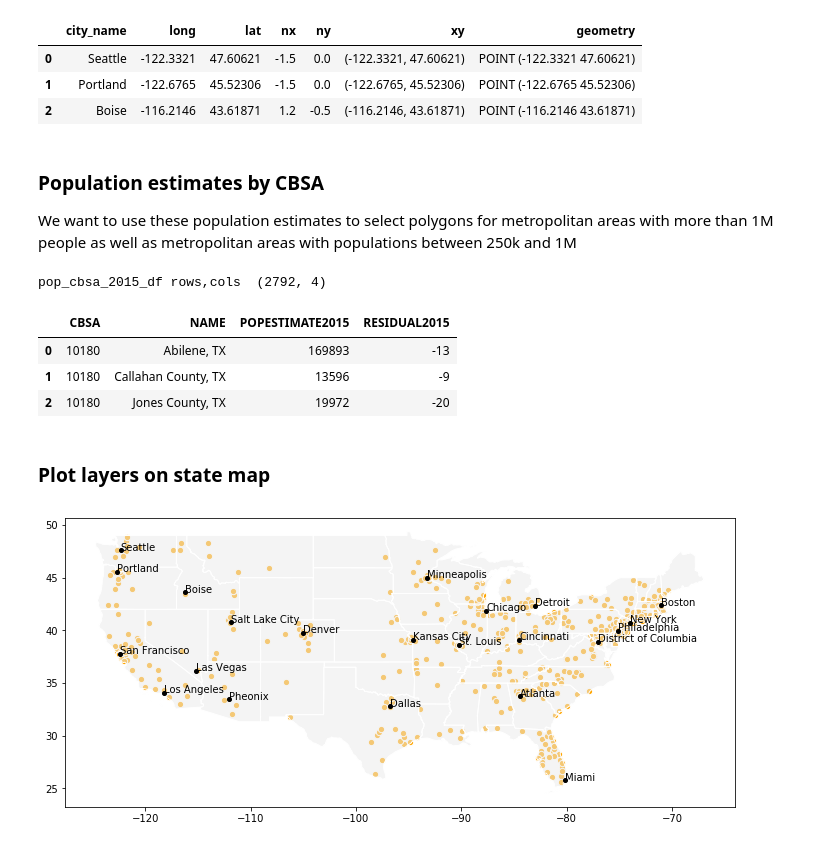
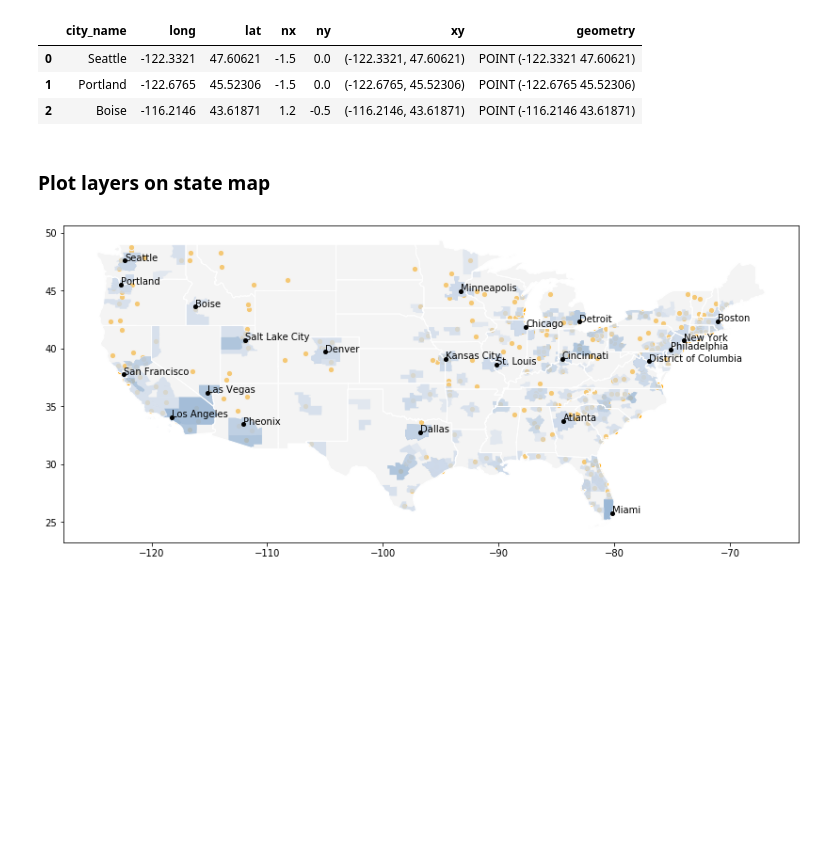
Before and after one commit to stoneyv/cbsa_plot, a Jupyter notebook: python/notebooks/cbsa_cbp_ecommerce_2015.ipynb, the cells around one changed output. Saved outputs shown, nothing was run; the diff lists cells and outputs as text; code cells hidden in the pictures; blank space fills up the shorter version.

Commit message:
added CBSA polygons to python notebook plot

```diff
--- a/python/notebooks/cbsa_cbp_ecommerce_2015.ipynb
+++ b/python/notebooks/cbsa_cbp_ecommerce_2015.ipynb
@@ -157,0 +186,9 @@ us_cbsa_df.head(3)
+# %%
+pop_cbsa_2015_df = pop_cbsa_2015_df[np.logical_not(np.logical_or(pop_cbsa_2015_df['NAME'].str.endswith('AK'),
+                                     pop_cbsa_2015_df['NAME'].str.endswith('HI')))]
+# %%
+cbsa_pop_df = us_cbsa_df.set_index('GEOID').join(pop_cbsa_2015_df.set_index('CBSA'),
+                                       how='left',
+                                       rsuffix='_pop')
+print('cbsa_pop_df rows,cols ', cbsa_pop_df.shape)
+cbsa_pop_df.head(2)
@@ -157,0 +219,12 @@ us_cbsa_df.head(3)
+# %%
+# Remove CSAFP column so that we can easily drop the
+# population fields that contain Nan values
+# These Nan values prevent me from doing a simple select on
+# field POPESTIMATE2015
+cbsa_pop_df.drop(labels=['CSAFP',],
+                 axis=1,
+                 inplace=True)
+# Drop the rows that contain Null, Nan
+cbsa_pop_df.dropna(axis=0,
+                   inplace=True)
+cbsa_pop_df.info()
@@ -158,3 +249,8 @@ us_cbsa_df.head(3)
+# %%
+cbsa_pop_df['POPESTIMATE2015'] = cbsa_pop_df['POPESTIMATE2015'].astype('int')
+cbsa_pop_large_df = cbsa_pop_df[cbsa_pop_df['POPESTIMATE2015'] > 999999]
+cbsa_pop_medium_df = cbsa_pop_df[np.logical_and(cbsa_pop_df['POPESTIMATE2015'] > 250000,
+                                 cbsa_pop_df['POPESTIMATE2015'] < 1000000)]
 # %% [markdown]
 ### List of cities and their location
 # %%
@@ -196,50 +292,39 @@ cities_df.head(3)
 | 0 | Seattle | -122.3321 | 47.60621 | -1.5 | 0.0 | (-122.3321, 47.60621) | POINT (-122.3321 47.60621) |
 | 1 | Portland | -122.6765 | 45.52306 | -1.5 | 0.0 | (-122.6765, 45.52306) | POINT (-122.6765 45.52306) |
 | 2 | Boise | -116.2146 | 43.61871 | 1.2 | -0.5 | (-116.2146, 43.61871) | POINT (-116.2146 43.61871) |
-# %% [markdown]
-### Population estimates by CBSA
-We want to use these population estimates to select polygons for metropolitan areas with more than 1M people as well as metropolitan areas with populations between 250k and 1M
-# %%
-pop_cbsa_2015_df = pd.read_csv('../../data/census/cbsa-est2016-alldata-alt.csv',
-                               encoding='latin-1',
-                               usecols=['CBSA','NAME','POPESTIMATE2015','RESIDUAL2015'],
-                               dtype={'CBSA':str,
-                                      'NAME':str,
-                                      'POPESTIMATE2015':object,
-                                      'RESIDUAL2015':object})
-print('pop_cbsa_2015_df rows,cols ', pop_cbsa_2015_df.shape)
-pop_cbsa_2015_df.head(3)
-# %% [output]
-pop_cbsa_2015_df rows,cols  (2792, 4)
-|  | CBSA | NAME | POPESTIMATE2015 | RESIDUAL2015 |
-| 0 | 10180 | Abilene, TX | 169893 | -13 |
-| 1 | 10180 | Callahan County, TX | 13596 | -9 |
-| 2 | 10180 | Jones County, TX | 19972 | -20 |
 # %% [markdown]
 ### Plot layers on state map
 # %%
-fig, amap = plt.subplots(1, 1, figsize = (12,10))
+fig, amap = plt.subplots(1, 1, figsize = (14,12))
 amap.set_aspect('equal')
 
 # State map
 us_cstate_df.plot(ax=amap,
                   linewidth = 1,
                   facecolor="#EBEBEB",
                   edgecolor="white")
+
+cbsa_pop_large_df.plot(ax=amap,
+                  linewidth = 0,
+                  facecolor="#9AB7D6")
+
+cbsa_pop_medium_df.plot(ax=amap,
+                  linewidth = 0,
+                  facecolor="#CFDBEB")
 
 # Employment of 40 ecommerce workers per point by county centroid
 emp40_markers = [amap.scatter(lon, lat, s=40,
                               color='orange', edgecolor='white') for lon,lat,emp
                           in zip(county_ecom40_df['lon'],
                                  county_ecom40_df['lat'],
                                  county_ecom40_df['EMP'])]
 # City markers
 points.geometry.plot(ax=amap,
                      marker='o',
                      color='black',
                      markersize=4)
 # City names
 city_names = [amap.text(lon, lat, name, fontsize=10) for lon,lat,name
               in zip(cities_df.long,cities_df.lat,cities_df.city_name)]
 # %% [output]
-[figure, old version]
+[figure, new version]
```
Also changed, not shown: parts of 10 cells of this notebook.
